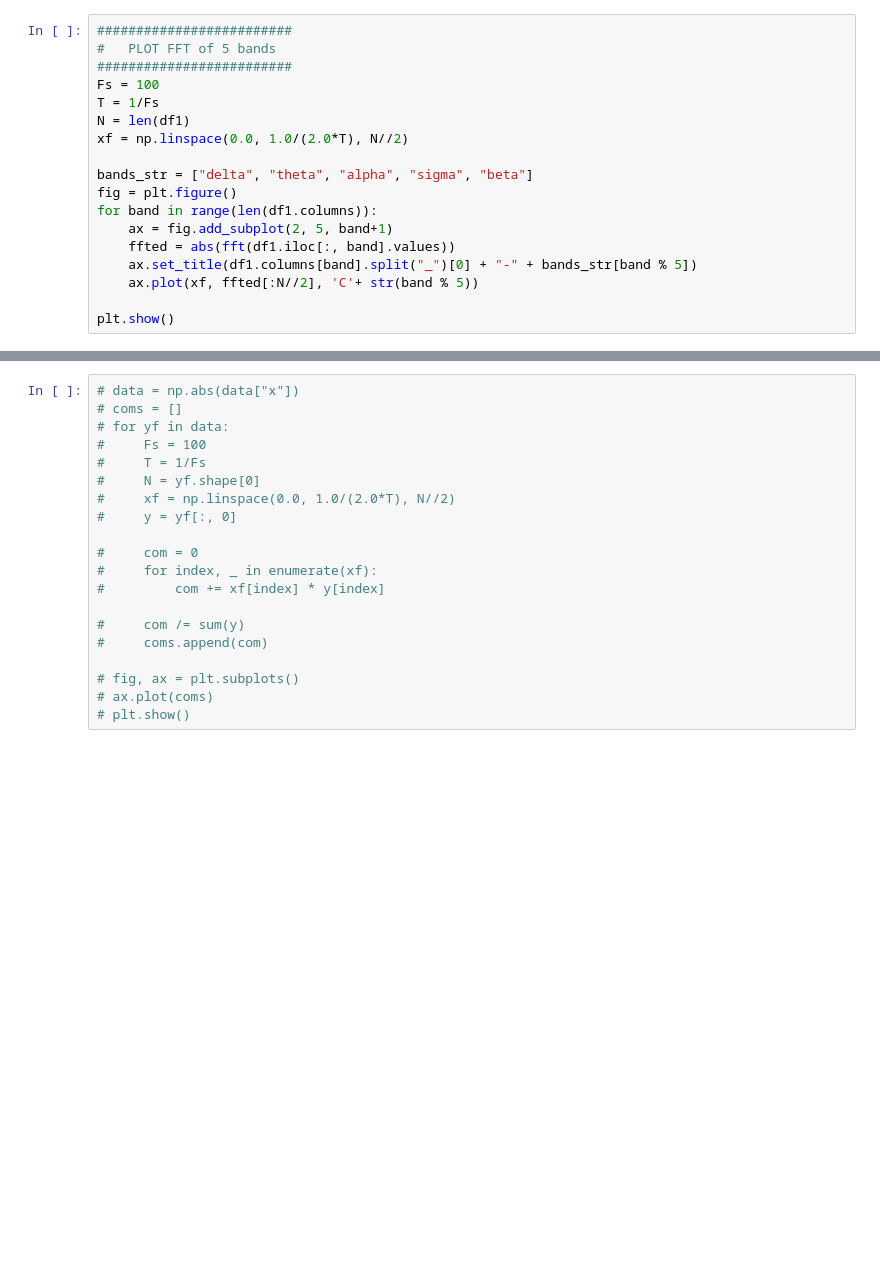
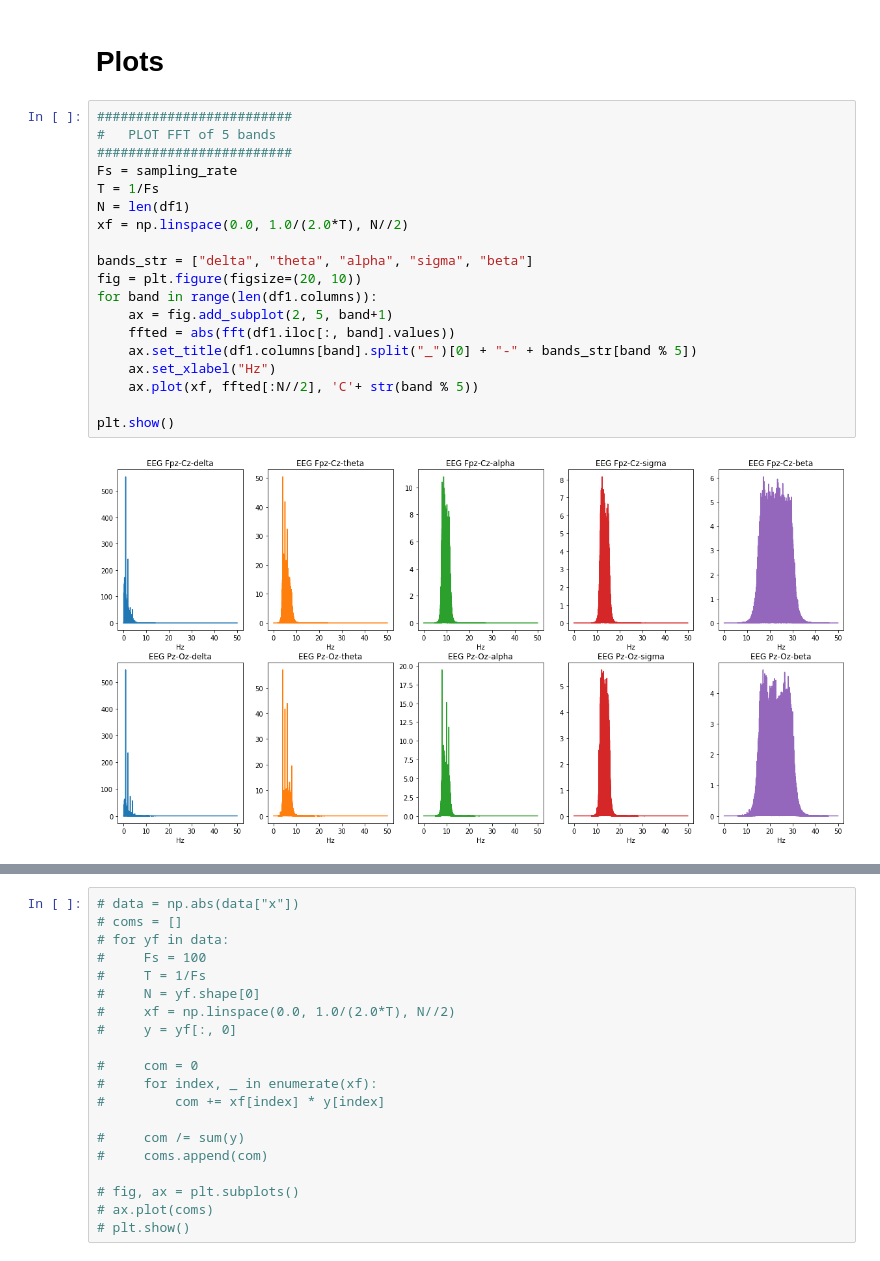
Before and after one commit to orelts/Sleep-Stage-Prediction-Classification-Using-Neural-ODE, a Jupyter notebook: notebooks/plots_and_figures.ipynb, the cells around one changed output, grey strips where cells are left out. Drawn from its saved outputs; the diff is of its cells as text; blank space fills up the shorter version.

Commit message:
Added PSD pre-processing and notebooks figures

```diff
--- a/notebooks/plots_and_figures.ipynb
+++ b/notebooks/plots_and_figures.ipynb
@@ -59,21 +63,26 @@ Reading 0 ... 7949999  =      0.000 ... 79499.990 secs...
+# %% [markdown]
+# Plots
 # %%
 #########################
 #   PLOT FFT of 5 bands
 #########################
-Fs = 100
+Fs = sampling_rate
 T = 1/Fs
 N = len(df1)
 xf = np.linspace(0.0, 1.0/(2.0*T), N//2)
 
 bands_str = ["delta", "theta", "alpha", "sigma", "beta"]
-fig = plt.figure()
+fig = plt.figure(figsize=(20, 10))
 for band in range(len(df1.columns)):
     ax = fig.add_subplot(2, 5, band+1)
     ffted = abs(fft(df1.iloc[:, band].values))
     ax.set_title(df1.columns[band].split("_")[0] + "-" + bands_str[band % 5])
+    ax.set_xlabel("Hz")
     ax.plot(xf, ffted[:N//2], 'C'+ str(band % 5))
 
 plt.show()
+# %% [output]
+[figure, added]
 # %%
 #########################################
 #   PLOT sleeping events of MNE data
```
Also changed, not shown: parts of 12 cells of this notebook, 3 other files.
